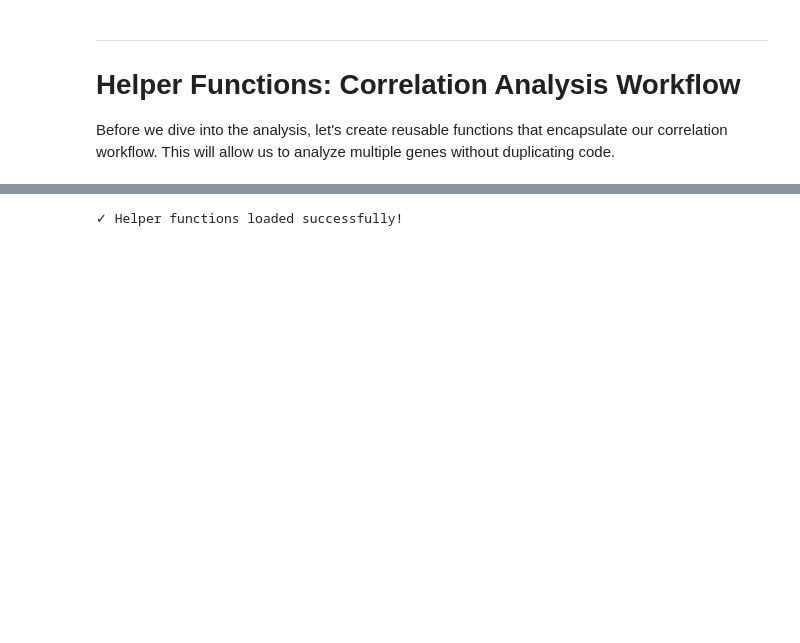
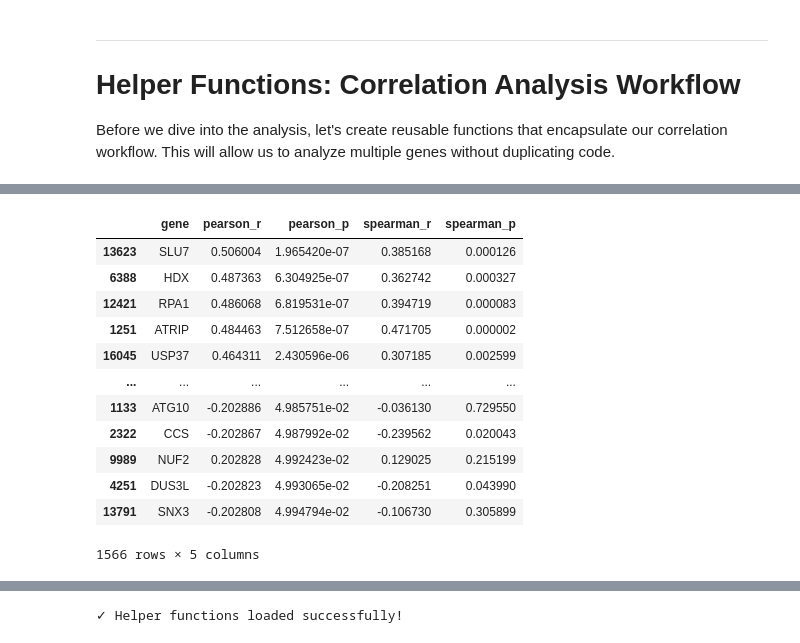
Before and after one commit to HocheggerLab/y3-bio-python, a Jupyter notebook: notebooks/lecture_5/L5_P1_E2Eanalysis.ipynb, the cells around one changed output, grey strips where cells are left out. Saved outputs shown, nothing was run; the diff lists cells and outputs as text; code cells hidden in the pictures; blank space fills up the shorter version.

```diff
--- a/notebooks/lecture_5/L5_P1_E2Eanalysis.ipynb
+++ b/notebooks/lecture_5/L5_P1_E2Eanalysis.ipynb
@@ -672,3 +700,19 @@ def calculate_gene_correlations(gene_values, other_genes_df):
+# %%
+results_df.sort_values(by="pearson_p", ascending=True)[results_df["pearson_p"] < 0.05]
+# %% [output]
+|  | gene | pearson_r | pearson_p | spearman_r | spearman_p |
+| 13623 | SLU7 | 0.506004 | 1.965420e-07 | 0.385168 | 0.000126 |
+| 6388 | HDX | 0.487363 | 6.304925e-07 | 0.362742 | 0.000327 |
+| 12421 | RPA1 | 0.486068 | 6.819531e-07 | 0.394719 | 0.000083 |
+| 1251 | ATRIP | 0.484463 | 7.512658e-07 | 0.471705 | 0.000002 |
+| 16045 | USP37 | 0.464311 | 2.430596e-06 | 0.307185 | 0.002599 |
+| ... | ... | ... | ... | ... | ... |
+| 1133 | ATG10 | -0.202886 | 4.985751e-02 | -0.036130 | 0.729550 |
+| 2322 | CCS | -0.202867 | 4.987992e-02 | -0.239562 | 0.020043 |
+| 9989 | NUF2 | 0.202828 | 4.992423e-02 | 0.129025 | 0.215199 |
+| 4251 | DUS3L | -0.202823 | 4.993065e-02 | -0.208251 | 0.043990 |
+| 13791 | SNX3 | -0.202808 | 4.994794e-02 | -0.106730 | 0.305899 |
+1566 rows × 5 columns
 # %%
 def apply_fdr_correction(results_df, alpha=0.05):
     """
```
Also changed, not shown: parts of 6 cells of this notebook.
